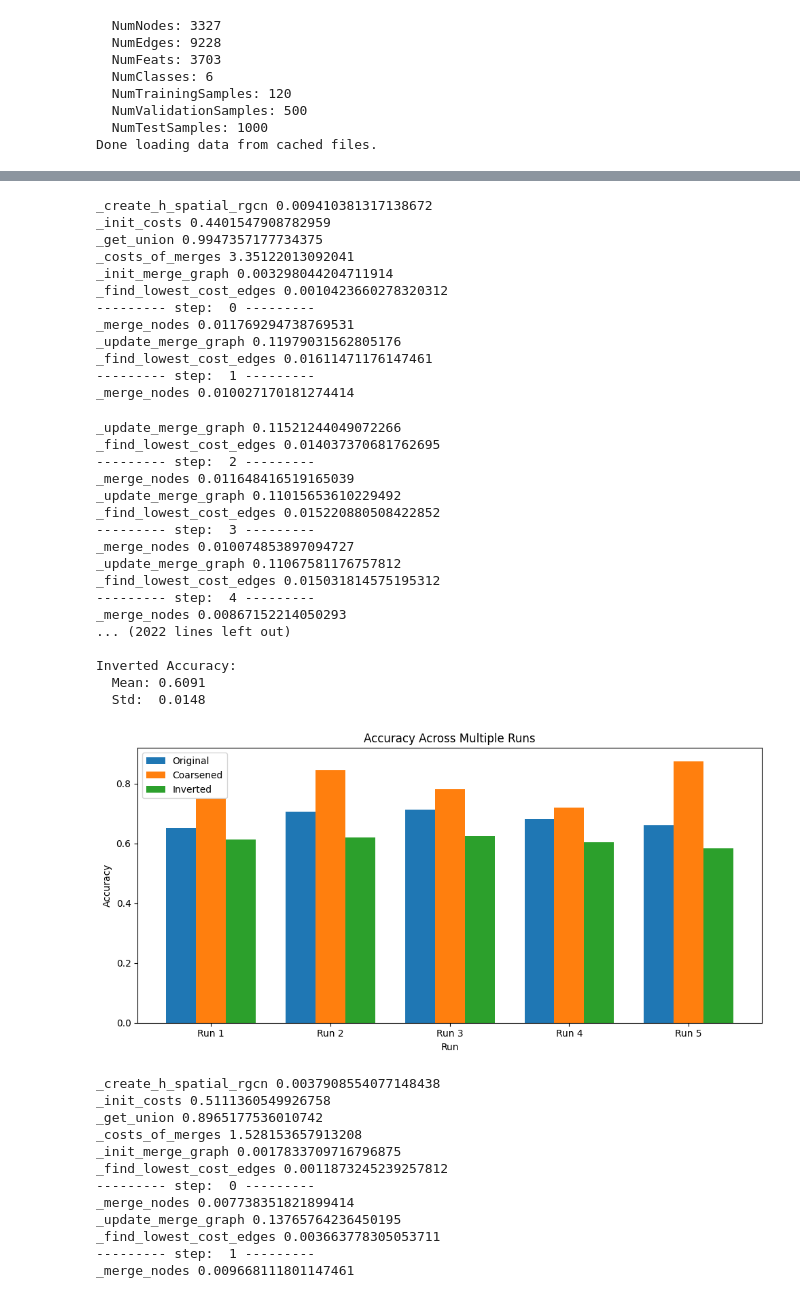
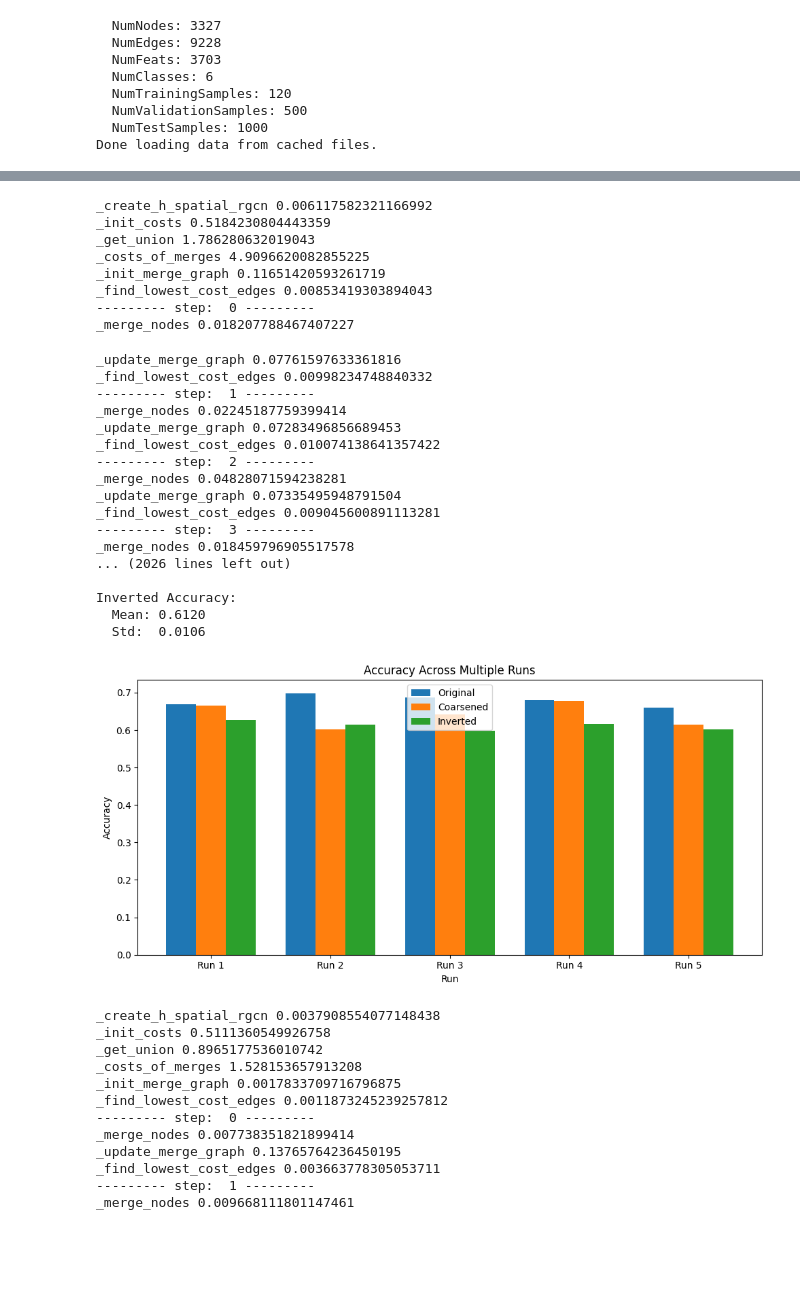
Before and after one commit to Robino-CK/convolution-matching, a Jupyter notebook: test_citeer_acc_mult.ipynb, the cells around one changed output, grey strips where cells are left out. Cells and saved outputs as stored; diff of their text form; code cells hidden in the pictures; blank space fills up the shorter version.

```diff
--- a/test_citeer_acc_mult.ipynb
+++ b/test_citeer_acc_mult.ipynb
@@ -25,7 +25,7 @@ def get_splits_and_labels(hetero_graph, ntype='paper',train_ratio=0.1, val_ratio
     Extract train/val/test node indices and their labels for a given node type.
 
     Returns
-    -------
+    # -------
     dict
         {
           'train_idx': LongTensor,
@@ -158,7 +158,9 @@ def run_multiple_experiments(original_graph, coarsend_graph, mapping, get_splits
 
         # Final test
         original_acc, _ = test(model_original, original_graph, feat_orig, labels_orig, val_idx_orig)
-        coarsened_acc, preds = test(model_original, coarsend_graph, feat_coar, labels_coar, val_idx_coar)
+        coarsened_acc, preds = test(model_coarsened, original_graph, feat_orig, labels_orig, val_idx_orig)
+        _, preds = test(model_original, coarsend_graph, feat_coar, labels_coar, val_idx_coar)
+
         inverted_acc = apply_inversion_mapping(preds, mapping, labels_orig, test_idx_coar)
 
         print(f"Original Graph Accuracy:   {original_acc:.4f}")
@@ -198,8 +200,9 @@ def run_multiple_experiments(original_graph, coarsend_graph, mapping, get_splits
     plt.tight_layout()
     plt.show()
 # %%
+coarsener =  HeteroCoarsener(None,original_graph, 0.1, num_nearest_per_etype=200, num_nearest_neighbors=200,pairs_per_level=10, is_neighboring_h=True, is_adj=True) #, device="cpu"
 
-coarsener = HeteroCoarsener(None,original_graph, 0.1, num_nearest_per_etype=30, num_nearest_neighbors=30,pairs_per_level=10, is_neighboring_h= False) #
+#coarsener = HeteroCoarsener(None,original_graph, 0.1, num_nearest_per_etype=30, num_nearest_neighbors=30,pairs_per_level=10, is_neighboring_h= False) #
 coarsener.init_step()
 isNewMerges = True
 for i in range(1000):
@@ -233,61 +257,57 @@ RuntimeError: Please look up dimensions by name, got: name = None.
 # %%
 
-coarsener = HeteroCoarsener(None,original_graph, 0.1, num_nearest_per_etype=30, num_nearest_neighbors=30,pairs_per_level=10, is_neighboring_h= True) #
+coarsener = HeteroCoarsener(None,original_graph, 0.1, num_nearest_per_etype=100, num_nearest_neighbors=100,pairs_per_level=10) #
 coarsener.init_step()
 isNewMerges = True
 for i in range(1000):
     if not isNewMerges:
         break
     print("--------- step: " , i , "---------" )
     isNewMerges = coarsener.iteration_step()
 
 coarsend_graph = coarsener.get_coarsend_graph()
 coarsend_graph = coarsend_graph.cpu()
 mapping = coarsener.get_mapping("paper")
 labels = coarsener._get_labels(mapping, "paper")
 coarsend_graph.nodes["paper"].data["label"] = torch.tensor([labels[i] for i in range(len(labels))])
 print("ratio", coarsend_graph.num_nodes()/ original_graph.num_nodes() )
 
 run_multiple_experiments(
     original_graph=original_graph,
     coarsend_graph=coarsend_graph,
     mapping=mapping,
     get_splits_and_labels=get_splits_and_labels,
     model_class=HeteroGCNCiteer,  # or ImprovedHeteroGNN if needed
     num_runs=5,
     epochs=150
 )
 # %% [output]
-_create_h_spatial_rgcn 0.009410381317138672
-_init_costs 0.4401547908782959
-_get_union 0.9947357177734375
-_costs_of_merges 3.35122013092041
-_init_merge_graph 0.003298044204711914
-_find_lowest_cost_edges 0.0010423660278320312
+_create_h_spatial_rgcn 0.006117582321166992
+_init_costs 0.5184230804443359
+_get_union 1.786280632019043
+_costs_of_merges 4.9096620082855225
+_init_merge_graph 0.11651420593261719
+_find_lowest_cost_edges 0.00853419303894043
 --------- step:  0 ---------
-_merge_nodes 0.011769294738769531
-_update_merge_graph 0.11979031562805176
-_find_lowest_cost_edges 0.01611471176147461
---------- step:  1 ---------
-_merge_nodes 0.010027170181274414
+_merge_nodes 0.018207788467407227
-_update_merge_graph 0.11521244049072266
-_find_lowest_cost_edges 0.014037370681762695
+_update_merge_graph 0.07761597633361816
+_find_lowest_cost_edges 0.00998234748840332
+--------- step:  1 ---------
+_merge_nodes 0.02245187759399414
+_update_merge_graph 0.07283496856689453
+_find_lowest_cost_edges 0.010074138641357422
 --------- step:  2 ---------
-_merge_nodes 0.011648416519165039
-_update_merge_graph 0.11015653610229492
-_find_lowest_cost_edges 0.015220880508422852
+_merge_nodes 0.04828071594238281
+_update_merge_graph 0.07335495948791504
+_find_lowest_cost_edges 0.009045600891113281
 --------- step:  3 ---------
-_merge_nodes 0.010074853897094727
-_update_merge_graph 0.11067581176757812
-_find_lowest_cost_edges 0.015031814575195312
---------- step:  4 ---------
-_merge_nodes 0.00867152214050293
-... (2022 lines left out)
+_merge_nodes 0.018459796905517578
+... (2026 lines left out)
 
 Inverted Accuracy:
-  Mean: 0.6091
-  Std:  0.0148
+  Mean: 0.6120
+  Std:  0.0106
-[figure, old version]
+[figure, new version]
 # %%
 R = {
     "paper": 0,
```
Also changed, not shown: parts of 1 cell of this notebook, 5 other files.
